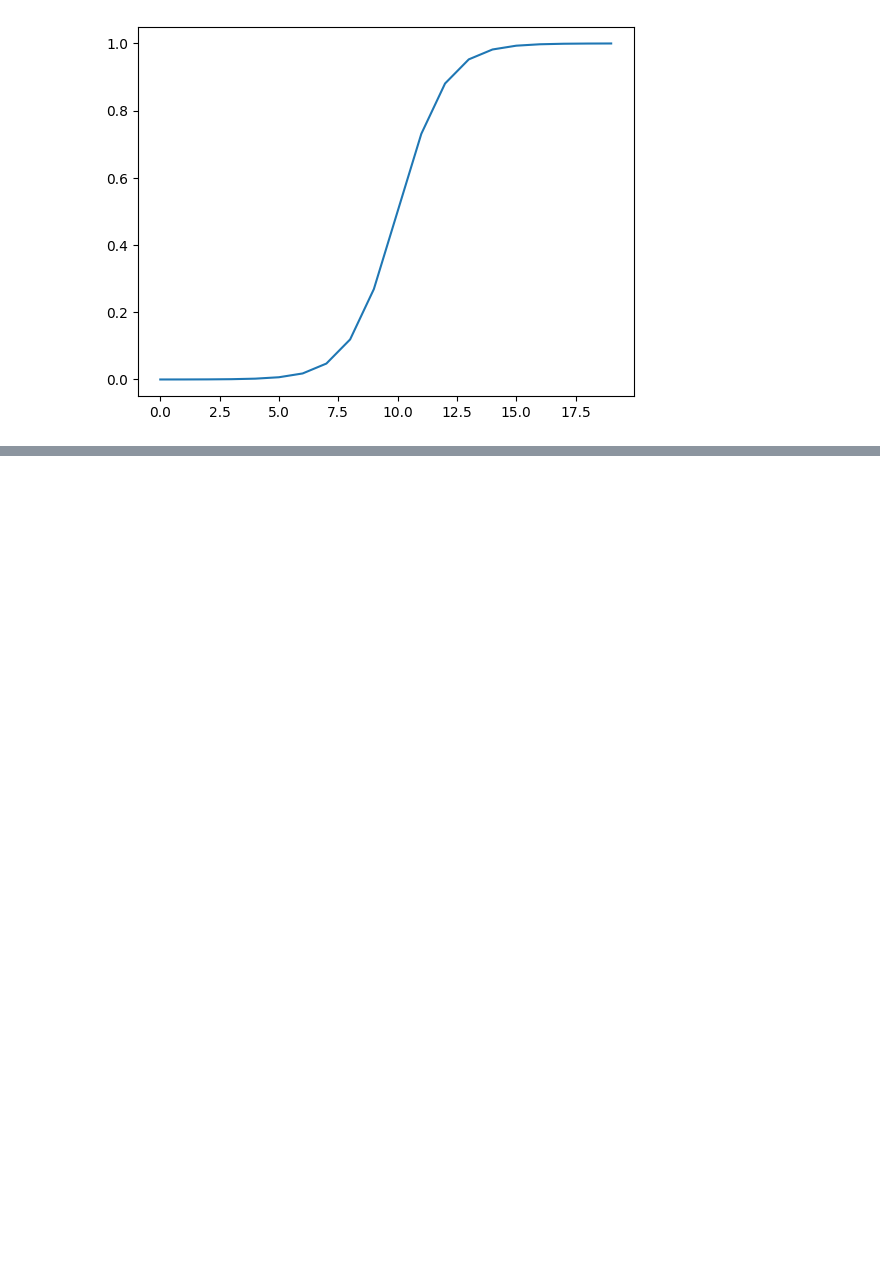
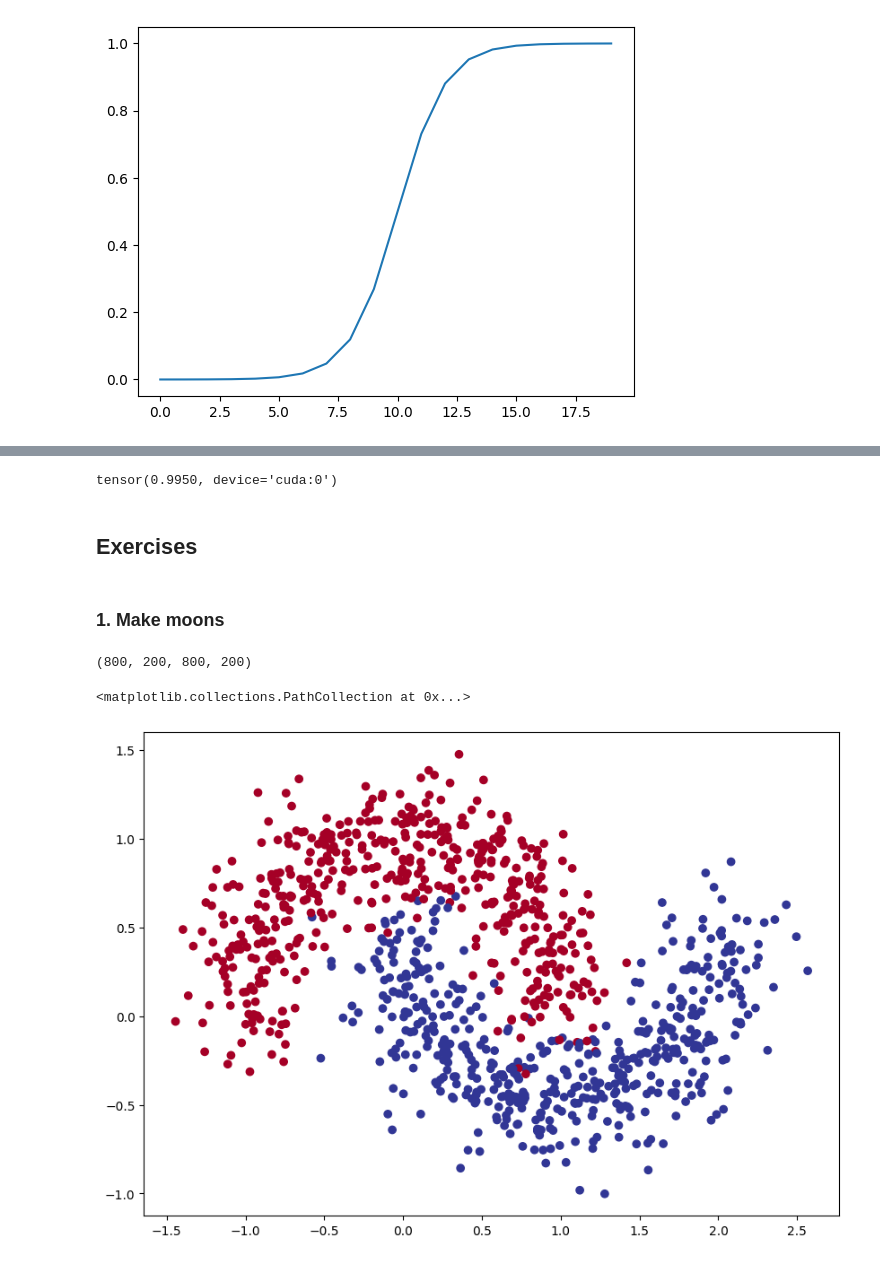
Before and after one commit to PaulBerger56/Pytorch-Course, a Jupyter notebook: 02_python_classification.ipynb, the cells around one changed output, grey strips where cells are left out. Drawn from its saved outputs; the diff is of its cells as text; code cells hidden in the pictures; blank space fills up the shorter version.

```diff
--- a/02_python_classification.ipynb
+++ b/02_python_classification.ipynb
@@ -917,0 +1207,42 @@ plt.plot(sigmoid(A))
+# %%
+from torchmetrics import Accuracy
+
+# Set up metric
+torchmetric_accuracy = Accuracy(
+    task='multiclass',
+    num_classes=4
+    ).to(device)
+
+# Calculate accuracy
+torchmetric_accuracy(y_preds, y_blob_test)
+# %% [output]
+tensor(0.9950, device='cuda:0')
+# %% [markdown]
+## Exercises
+# %% [markdown]
+### 1. Make moons
+# %%
+import torch
+import matplotlib.pyplot as plt
+from sklearn.datasets import make_moons
+from sklearn.model_selection import train_test_split
+
+X_moon, y_moon = make_moons(n_samples=1000, noise=0.2, random_state=42)
+
+X_moon = torch.from_numpy(X_moon).type(torch.float32)
+y_moon = torch.from_numpy(y_moon).type(torch.float32)
+
+X_moon_train, X_moon_test, y_moon_train, y_moon_test = train_test_split(X_moon,
+                                                                        y_moon,
+                                                                        test_size=0.2,
+                                                                        random_state=42)
+# %%
+len(X_moon_train), len(X_moon_test), len(y_moon_train), len(y_moon_test)
+# %% [output]
+(800, 200, 800, 200)
+# %%
+plt.figure(figsize=(10, 7))
+plt.scatter(X_moon[:, 0], X_moon[:, 1], c=y_moon, cmap=plt.cm.RdYlBu)
+# %% [output]
+<matplotlib.collections.PathCollection at 0x...>
+[figure, added]
```
Also changed, not shown: parts of 42 cells of this notebook.
